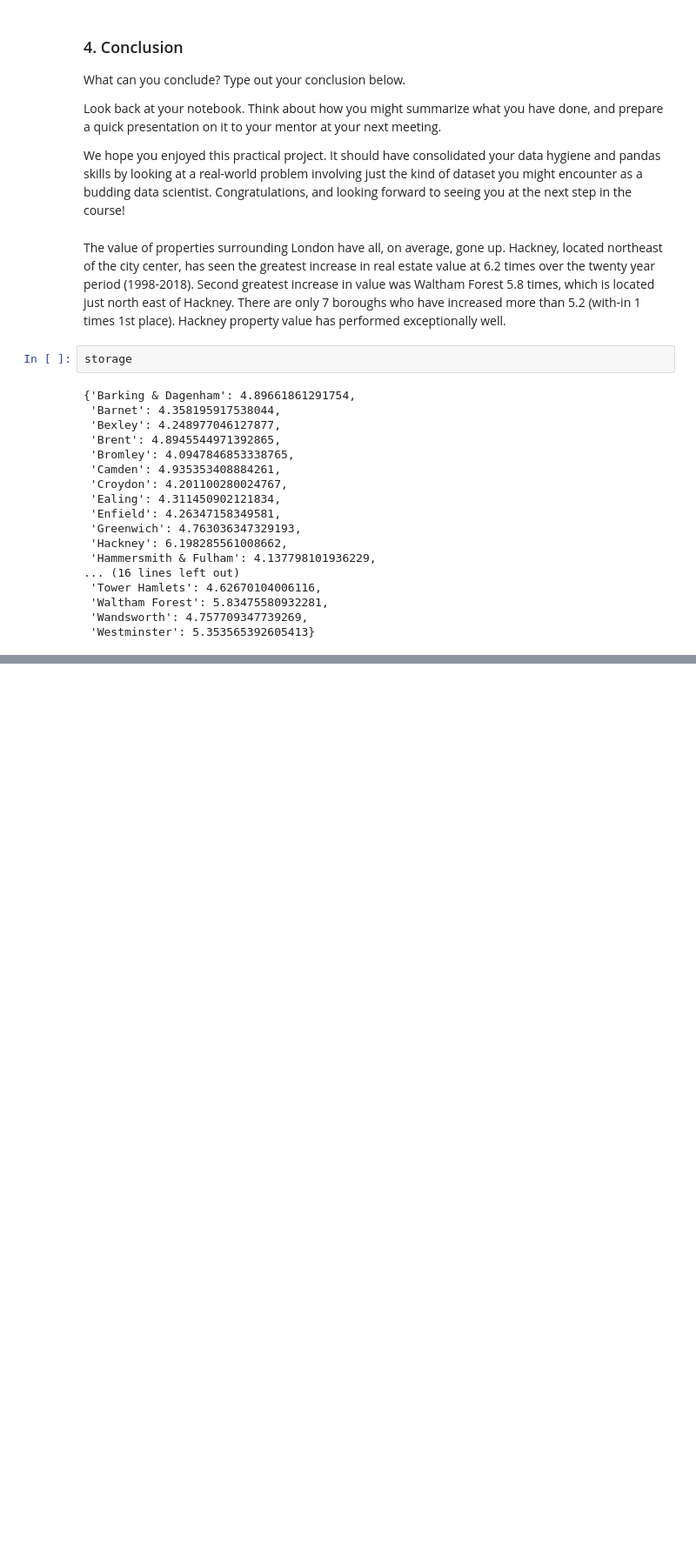
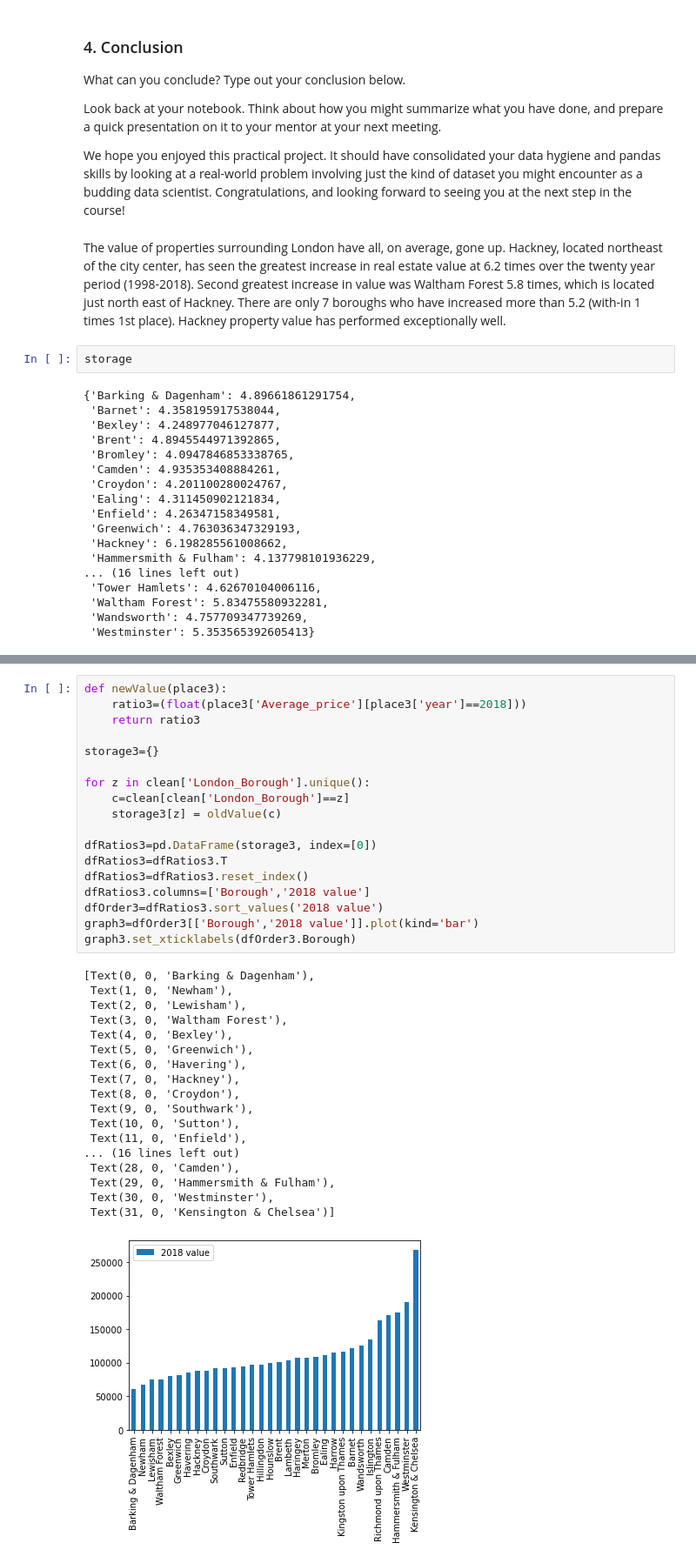
Before and after one commit to pughjoepugh/springboard-projects, a Jupyter notebook: Unit 4 Challenge - Tier 3.ipynb, the cells around one changed output, grey strips where cells are left out. Shown at 87% size. Saved outputs shown, nothing was run; the diff lists cells and outputs as text; blank space fills up the shorter version.

```diff
--- a/Unit 4 Challenge - Tier 3.ipynb
+++ b/Unit 4 Challenge - Tier 3.ipynb
@@ -334,0 +392,37 @@ storage
+# %%
+def newValue(place3):
+    ratio3=(float(place3['Average_price'][place3['year']==2018]))
+    return ratio3
+
+storage3={}
+
+for z in clean['London_Borough'].unique():
+    c=clean[clean['London_Borough']==z]
+    storage3[z] = oldValue(c)
+
+dfRatios3=pd.DataFrame(storage3, index=[0])
+dfRatios3=dfRatios3.T
+dfRatios3=dfRatios3.reset_index()
+dfRatios3.columns=['Borough','2018 value']
+dfOrder3=dfRatios3.sort_values('2018 value')
+graph3=dfOrder3[['Borough','2018 value']].plot(kind='bar')
+graph3.set_xticklabels(dfOrder3.Borough)
+# %% [output]
+[Text(0, 0, 'Barking & Dagenham'),
+ Text(1, 0, 'Newham'),
+ Text(2, 0, 'Lewisham'),
+ Text(3, 0, 'Waltham Forest'),
+ Text(4, 0, 'Bexley'),
+ Text(5, 0, 'Greenwich'),
+ Text(6, 0, 'Havering'),
+ Text(7, 0, 'Hackney'),
+ Text(8, 0, 'Croydon'),
+ Text(9, 0, 'Southwark'),
+ Text(10, 0, 'Sutton'),
+ Text(11, 0, 'Enfield'),
+... (16 lines left out)
+ Text(28, 0, 'Camden'),
+ Text(29, 0, 'Hammersmith & Fulham'),
+ Text(30, 0, 'Westminster'),
+ Text(31, 0, 'Kensington & Chelsea')]
+[figure, added]
```
Also changed, not shown: parts of 3 cells of this notebook.
